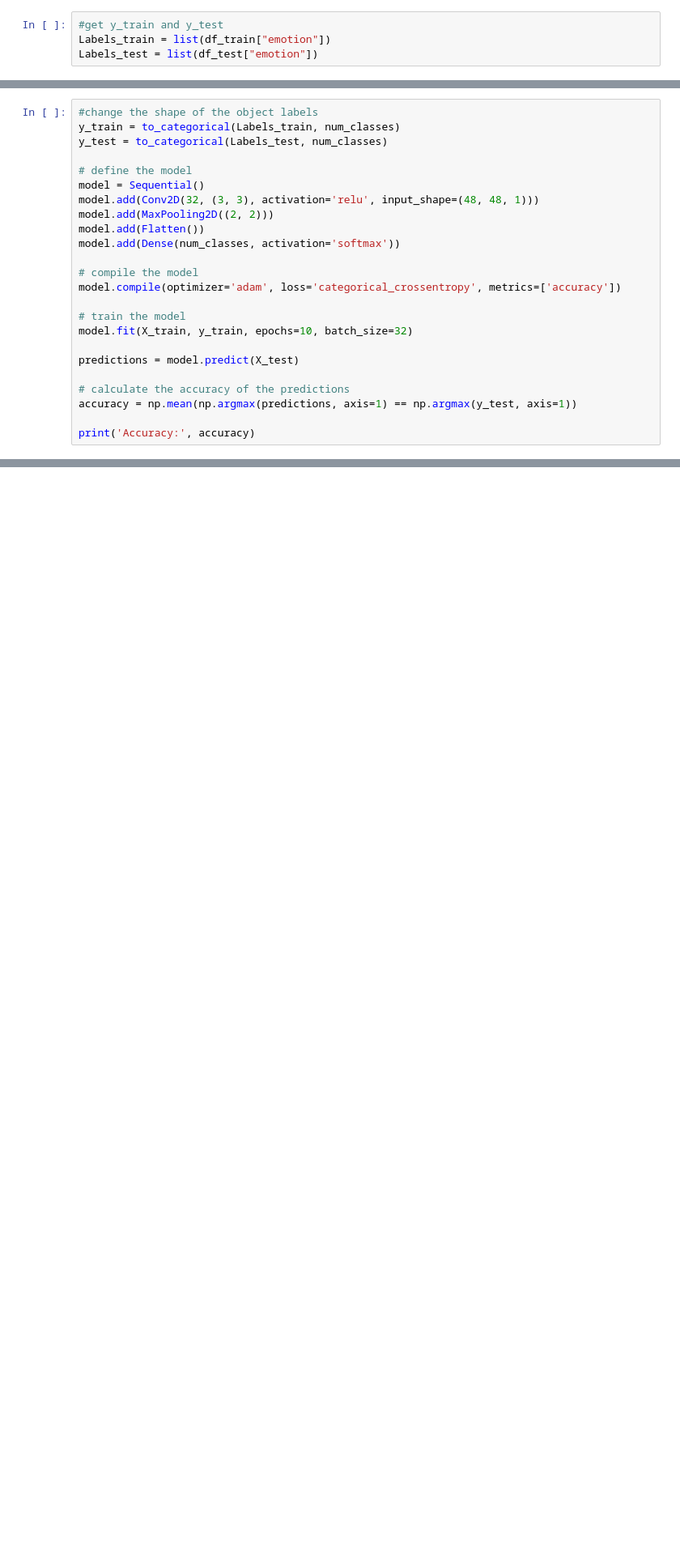
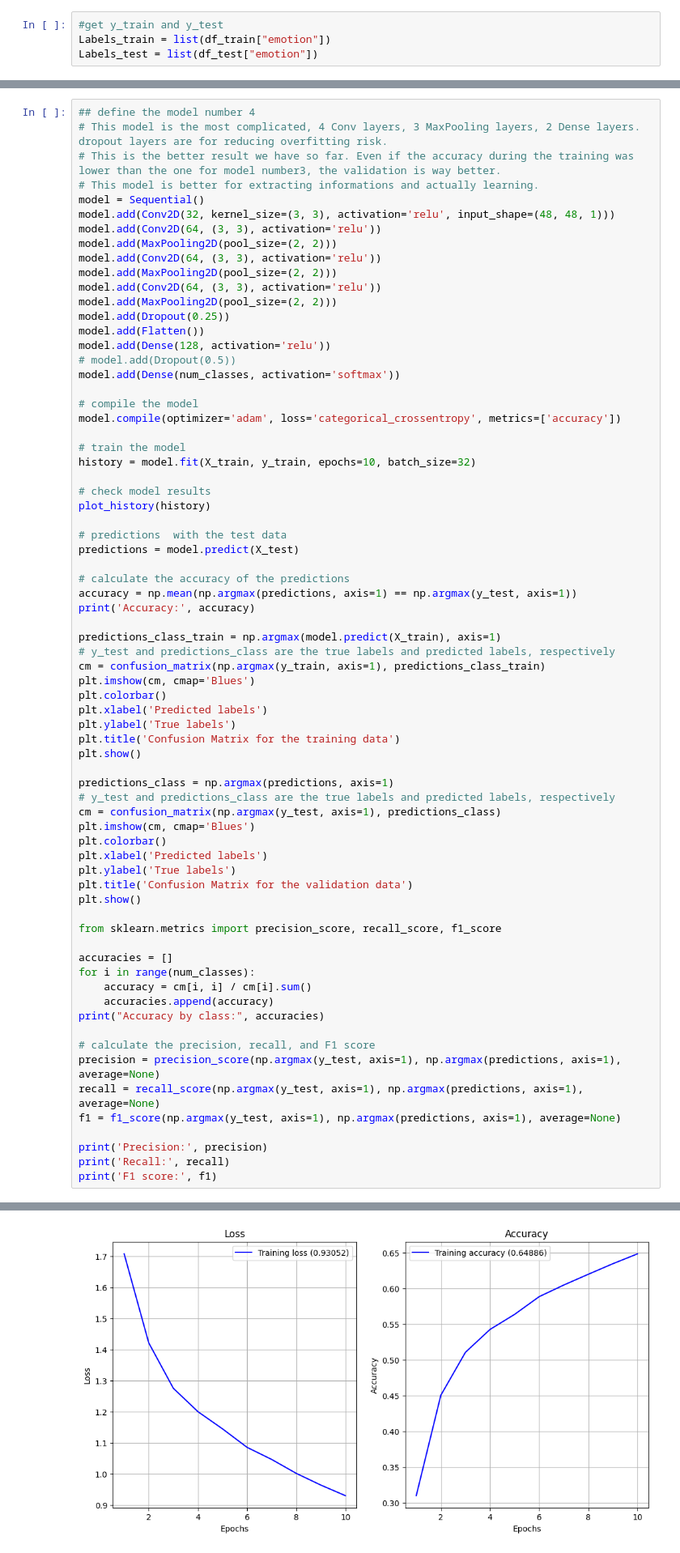
Before and after one commit to Lui10dya/Applied_AI_Miniproject_Diez_Maisonhaute, a Jupyter notebook: main.ipynb, the cells around one changed output, grey strips where cells are left out. Shown at 81% size. Cells and saved outputs as stored; diff of their text form; blank space fills up the shorter version.

```diff
--- a/main.ipynb
+++ b/main.ipynb
@@ -496,26 +446,73 @@ class CNN:
 # %%
-#change the shape of the object labels
-y_train = to_categorical(Labels_train, num_classes)
-y_test = to_categorical(Labels_test, num_classes)
-
-# define the model
+## define the model number 4
+# This model is the most complicated, 4 Conv layers, 3 MaxPooling layers, 2 Dense layers. dropout layers are for reducing overfitting risk.
+# This is the better result we have so far. Even if the accuracy during the training was lower than the one for model number3, the validation is way better.
+# This model is better for extracting informations and actually learning.
 model = Sequential()
-model.add(Conv2D(32, (3, 3), activation='relu', input_shape=(48, 48, 1)))
-model.add(MaxPooling2D((2, 2)))
+model.add(Conv2D(32, kernel_size=(3, 3), activation='relu', input_shape=(48, 48, 1)))
+model.add(Conv2D(64, (3, 3), activation='relu'))
+model.add(MaxPooling2D(pool_size=(2, 2)))
+model.add(Conv2D(64, (3, 3), activation='relu'))
+model.add(MaxPooling2D(pool_size=(2, 2)))
+model.add(Conv2D(64, (3, 3), activation='relu'))
+model.add(MaxPooling2D(pool_size=(2, 2)))
+model.add(Dropout(0.25))
 model.add(Flatten())
+model.add(Dense(128, activation='relu'))
+# model.add(Dropout(0.5))
 model.add(Dense(num_classes, activation='softmax'))
 
 # compile the model
 model.compile(optimizer='adam', loss='categorical_crossentropy', metrics=['accuracy'])
 
 # train the model
-model.fit(X_train, y_train, epochs=10, batch_size=32)
+history = model.fit(X_train, y_train, epochs=10, batch_size=32)
 
+# check model results
+plot_history(history)
+
+# predictions  with the test data
 predictions = model.predict(X_test)
 
 # calculate the accuracy of the predictions
 accuracy = np.mean(np.argmax(predictions, axis=1) == np.argmax(y_test, axis=1))
+print('Accuracy:', accuracy)
 
-print('Accuracy:', accuracy)
+predictions_class_train = np.argmax(model.predict(X_train), axis=1)
+# y_test and predictions_class are the true labels and predicted labels, respectively
+cm = confusion_matrix(np.argmax(y_train, axis=1), predictions_class_train)
+plt.imshow(cm, cmap='Blues')
+plt.colorbar()
+plt.xlabel('Predicted labels')
+plt.ylabel('True labels')
+plt.title('Confusion Matrix for the training data')
+plt.show()
+
+predictions_class = np.argmax(predictions, axis=1)
+# y_test and predictions_class are the true labels and predicted labels, respectively
+cm = confusion_matrix(np.argmax(y_test, axis=1), predictions_class)
+plt.imshow(cm, cmap='Blues')
+plt.colorbar()
+plt.xlabel('Predicted labels')
+plt.ylabel('True labels')
+plt.title('Confusion Matrix for the validation data')
+plt.show()
+
+from sklearn.metrics import precision_score, recall_score, f1_score
+
+accuracies = []
+for i in range(num_classes):
+    accuracy = cm[i, i] / cm[i].sum()
+    accuracies.append(accuracy)
+print("Accuracy by class:", accuracies)
+
+# calculate the precision, recall, and F1 score
+precision = precision_score(np.argmax(y_test, axis=1), np.argmax(predictions, axis=1), average=None)
+recall = recall_score(np.argmax(y_test, axis=1), np.argmax(predictions, axis=1), average=None)
+f1 = f1_score(np.argmax(y_test, axis=1), np.argmax(predictions, axis=1), average=None)
+
+print('Precision:', precision)
+print('Recall:', recall)
+print('F1 score:', f1)
 # %% [output]
 Epoch 1/10
@@ -537,0 +538 @@ Accuracy: 0.36862635831707996
+[figure, added]
```
Also changed, not shown: parts of 27 cells of this notebook, 1 other file.
